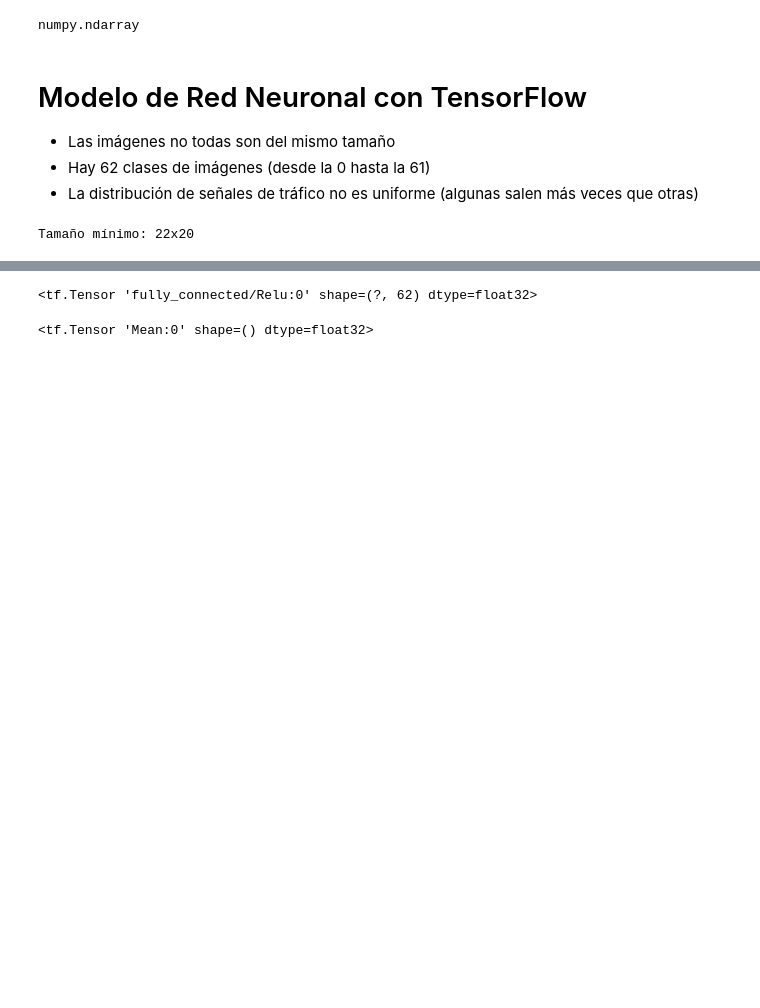
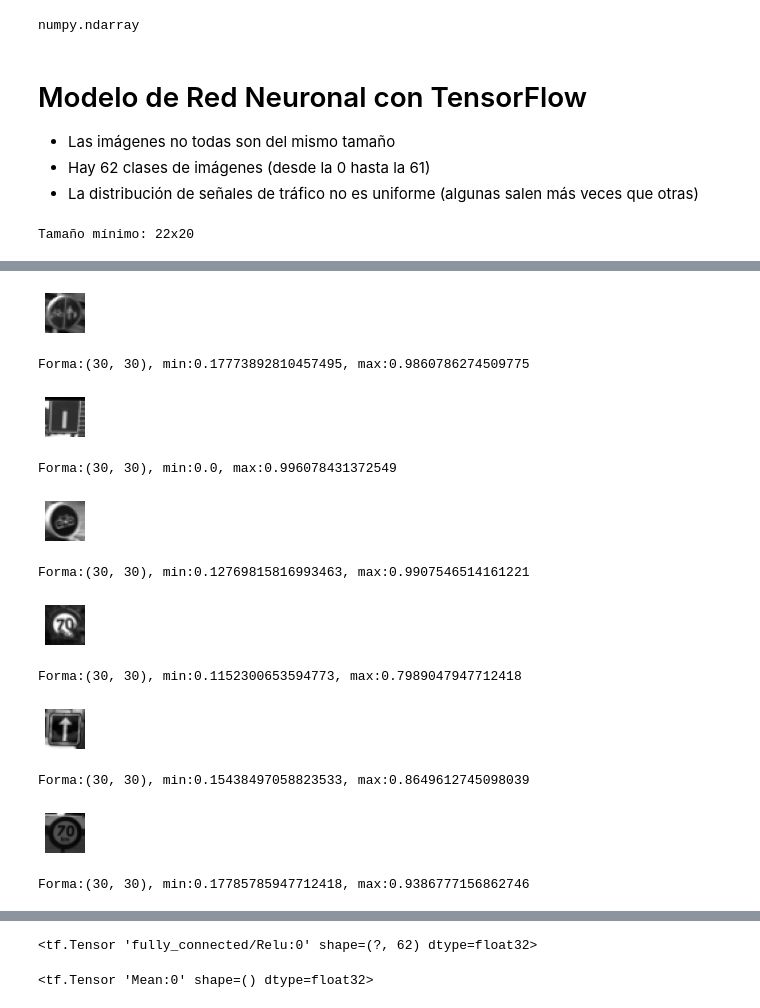
Before and after one commit to INFINITY-RUBER/Curso_Machine_Learning_Data_Science_Python, a Jupyter notebook: notebooks/T11 - 2 - Señales de tráfico.ipynb, the cells around one changed output, grey strips where cells are left out. Saved outputs shown, nothing was run; the diff lists cells and outputs as text; code cells hidden in the pictures; blank space fills up the shorter version.

```diff
--- a/notebooks/T11 - 2 - Señales de tráfico.ipynb
+++ b/notebooks/T11 - 2 - Señales de tráfico.ipynb
@@ -269,6 +259,32 @@ from skimage.color import rgb2gray
 # %%
 images30 = np.array(images30)
 images30 = rgb2gray(images30)
+# %%
+rand_signs = random.sample(range(0, len(labels)), 6)
+rand_signs
+for i in range(len(rand_signs)):
+    temp_im = images30[rand_signs[i]]
+    plt.subplot(1,6,i+1)
+    plt.axis("off")
+    plt.imshow(temp_im, cmap="gray")# si quitamos (, cmap="gray") nod daria como imagen de calor
+    plt.subplots_adjust(wspace = 0.5)
+    plt.show()
+    print("Forma:{0}, min:{1}, max:{2}".format(temp_im.shape,
+                                               temp_im.min(),
+                                               temp_im.max()))
+# %% [output]
+[figure, added]
+Forma:(30, 30), min:0.17773892810457495, max:0.9860786274509775
+[figure, added]
+Forma:(30, 30), min:0.0, max:0.996078431372549
+[figure, added]
+Forma:(30, 30), min:0.12769815816993463, max:0.9907546514161221
+[figure, added]
+Forma:(30, 30), min:0.1152300653594773, max:0.7989047947712418
+[figure, added]
+Forma:(30, 30), min:0.15438497058823533, max:0.8649612745098039
+[figure, added]
+Forma:(30, 30), min:0.17785785947712418, max:0.9386777156862746
 # %%
 rand_signs = random.sample(range(0, len(labels)), 6)
 rand_signs
```
Also changed, not shown: parts of 42 cells of this notebook.
